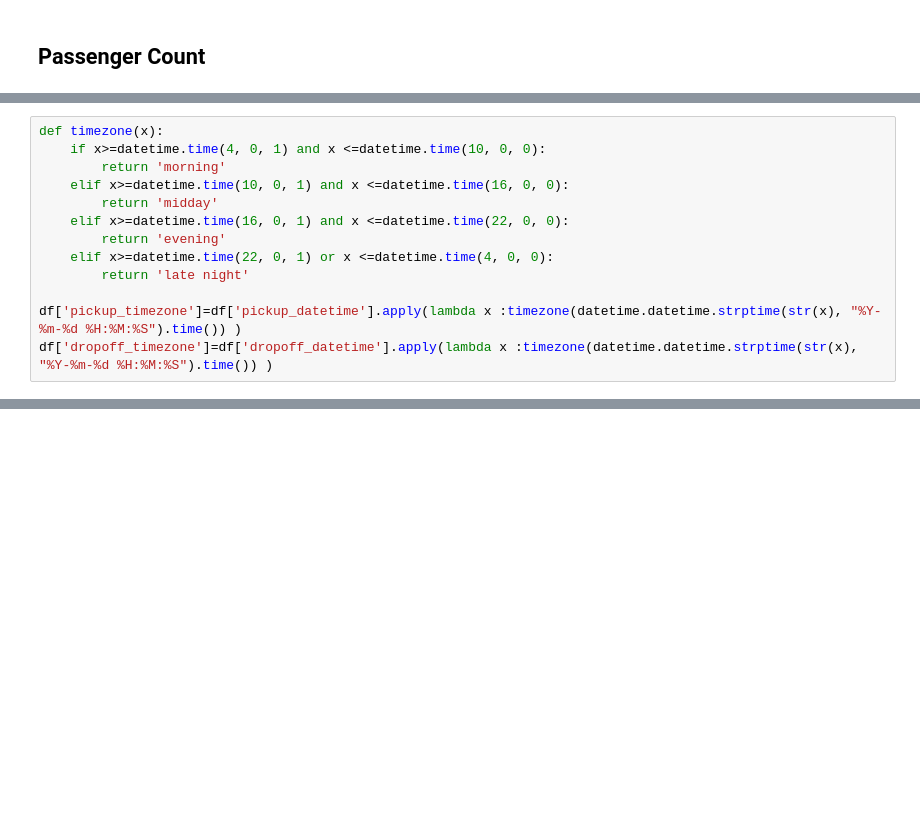
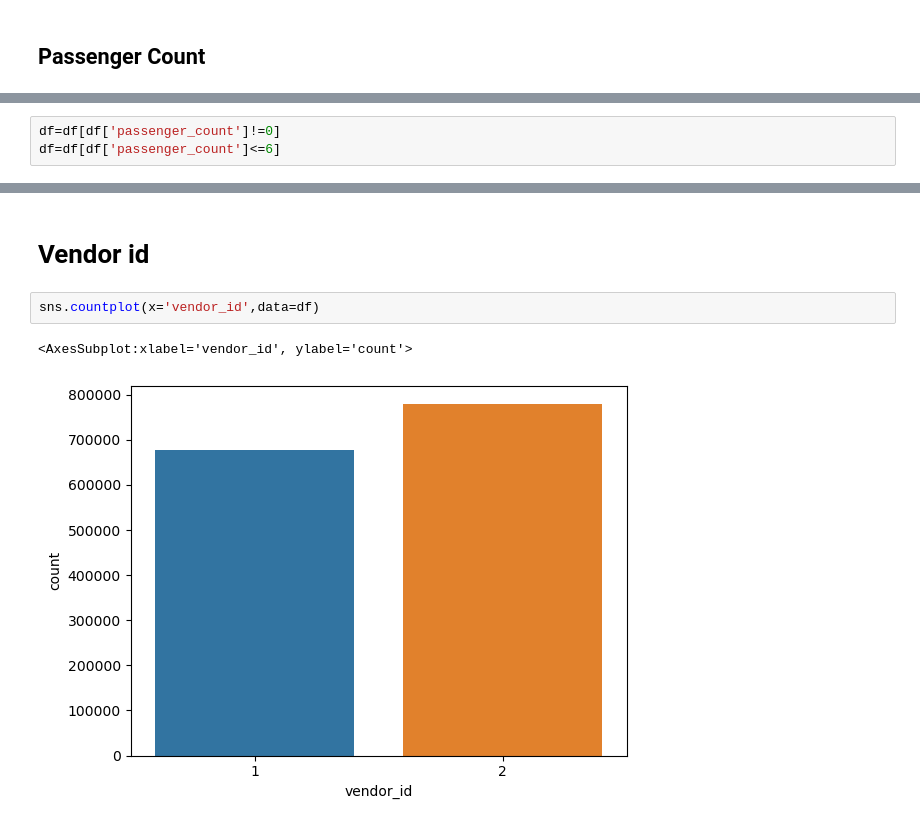
Before and after one commit to Yamana06/NYC-Taxi-Trip-Duration, a Jupyter notebook: NYC_Taxi_Trip_Duration.ipynb, the cells around one changed output, grey strips where cells are left out. Cells and saved outputs as stored; diff of their text form; blank space fills up the shorter version.

```diff
--- a/NYC_Taxi_Trip_Duration.ipynb
+++ b/NYC_Taxi_Trip_Duration.ipynb
@@ -226,13 +304,0 @@ The time part is represented by hours,minutes and seconds which is difficult for
-# %%
-def timezone(x):
-    if x>=datetime.time(4, 0, 1) and x <=datetime.time(10, 0, 0):
-        return 'morning'
-    elif x>=datetime.time(10, 0, 1) and x <=datetime.time(16, 0, 0):
-        return 'midday'
-    elif x>=datetime.time(16, 0, 1) and x <=datetime.time(22, 0, 0):
-        return 'evening'
-    elif x>=datetime.time(22, 0, 1) or x <=datetime.time(4, 0, 0):
-        return 'late night'
-
-df['pickup_timezone']=df['pickup_datetime'].apply(lambda x :timezone(datetime.datetime.strptime(str(x), "%Y-%m-%d %H:%M:%S").time()) )
-df['dropoff_timezone']=df['dropoff_datetime'].apply(lambda x :timezone(datetime.datetime.strptime(str(x), "%Y-%m-%d %H:%M:%S").time()) )
@@ -388,0 +333,3 @@ The distribution of vendor id is not much different as expected.
+# %%
+df=df[df['passenger_count']!=0]
+df=df[df['passenger_count']<=6]
@@ -388,0 +385,7 @@ The distribution of vendor id is not much different as expected.
+# %% [markdown]
+# Vendor id
+# %%
+sns.countplot(x='vendor_id',data=df)
+# %% [output]
+<AxesSubplot:xlabel='vendor_id', ylabel='count'>
+[figure, added]
```
Also changed, not shown: parts of 185 cells of this notebook.
